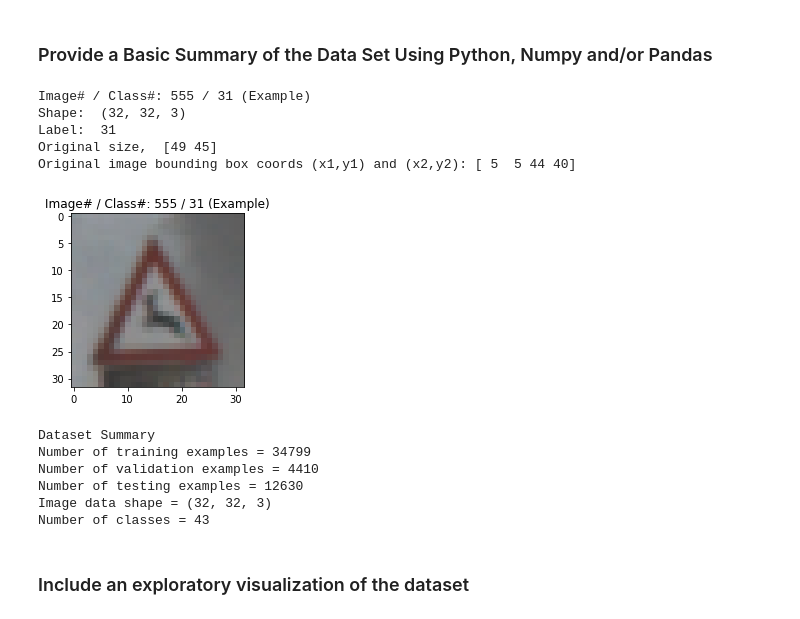
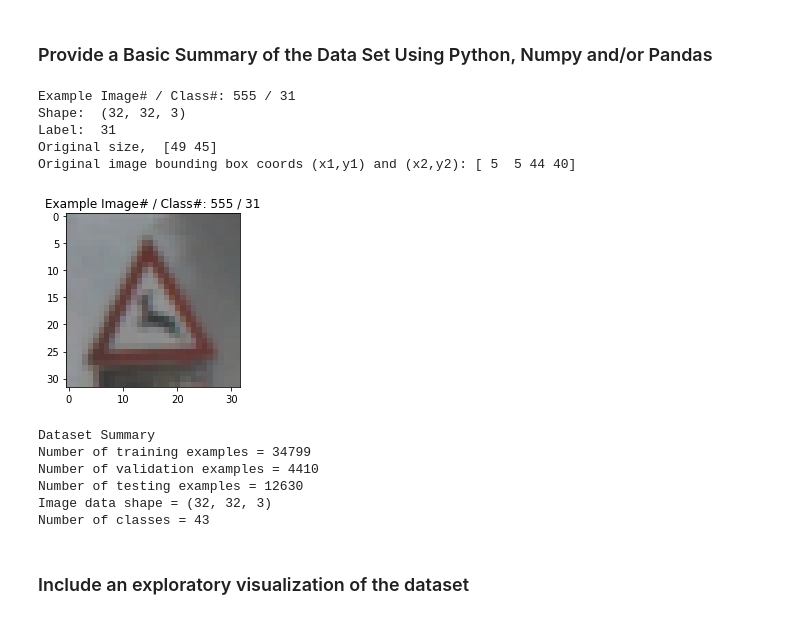
Before and after one commit to matttpj/CarND-Traffic-Sign-Classifier, a Jupyter notebook: Traffic_Sign_Classifier-P3.ipynb, the cells around one changed output. Cells and saved outputs as stored; diff of their text form; code cells hidden in the pictures.

```diff
--- a/Traffic_Sign_Classifier-P3.ipynb
+++ b/Traffic_Sign_Classifier-P3.ipynb
@@ -80,7 +80,7 @@ import matplotlib.image as mpimg
 import cv2
 import glob
 
-print("Image# / Class#: 555 / "+str(y_train[555])+" (Example)")
+print("Example Image# / Class#: 555 / "+str(y_train[555]))
 img = cv2.cvtColor(X_train[555], cv2.COLOR_RGB2BGR)
 img = cv2.cvtColor(img, cv2.COLOR_BGR2RGB)
 print("Shape: ", img.shape)
@@ -92,39 +92,39 @@ print("Original image bounding box coords (x1,y1) and (x2,y2):", train_coords[55
 f, (ax1) = plt.subplots(1, 1, figsize=(5, 3))
 f.tight_layout()
 
-ax1.set_title("Image# / Class#: 555 / "+str(y_train[555])+" (Example)")
+ax1.set_title("Example Image# / Class#: 555 / "+str(y_train[555]))
 ax1.imshow(img)
 
 plt.show()
 
 # TODO: Number of training examples
 n_train = len(X_train)
 
 # TODO: Number of validation examples
 n_validation = len(X_valid)
 
 # TODO: Number of testing examples.
 n_test = len(X_test)
 
 # TODO: What's the shape of an traffic sign image?
 image_shape = X_train[0].shape
 
 # TODO: How many unique classes/labels there are in the dataset.
 n_classes = len(np.unique(y_train))
 
 print("Dataset Summary")
 print("Number of training examples =", n_train)
 print("Number of validation examples =", n_validation)
 print("Number of testing examples =", n_test)
 print("Image data shape =", X_train[0].shape)
 print("Number of classes =", n_classes)
 # %% [output]
-Image# / Class#: 555 / 31 (Example)
+Example Image# / Class#: 555 / 31
 Shape:  (32, 32, 3)
 Label:  31
 Original size,  [49 45]
 Original image bounding box coords (x1,y1) and (x2,y2): [ 5  5 44 40]
-[figure, old version]
+[figure, new version]
 Dataset Summary
 Number of training examples = 34799
 Number of validation examples = 4410
```
Also changed, not shown: parts of 16 cells of this notebook, 3 other files.
